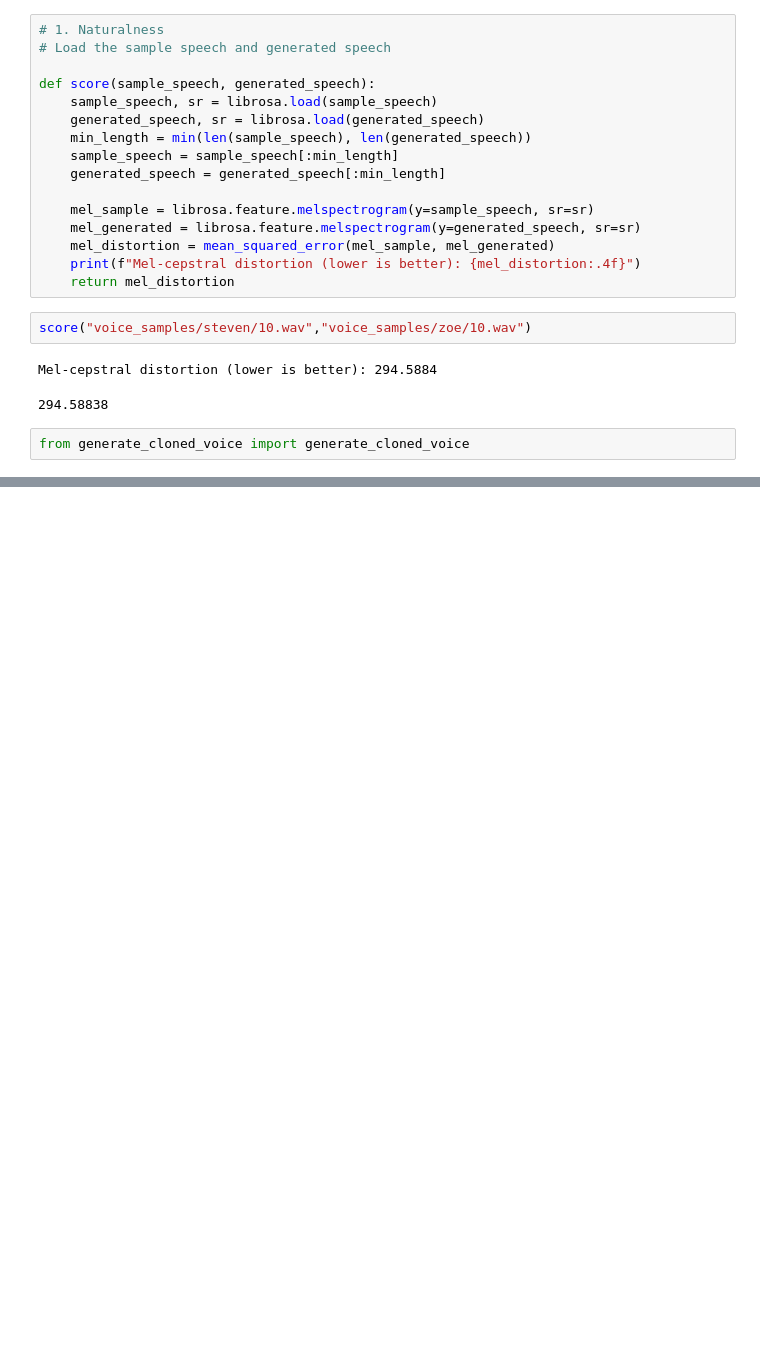
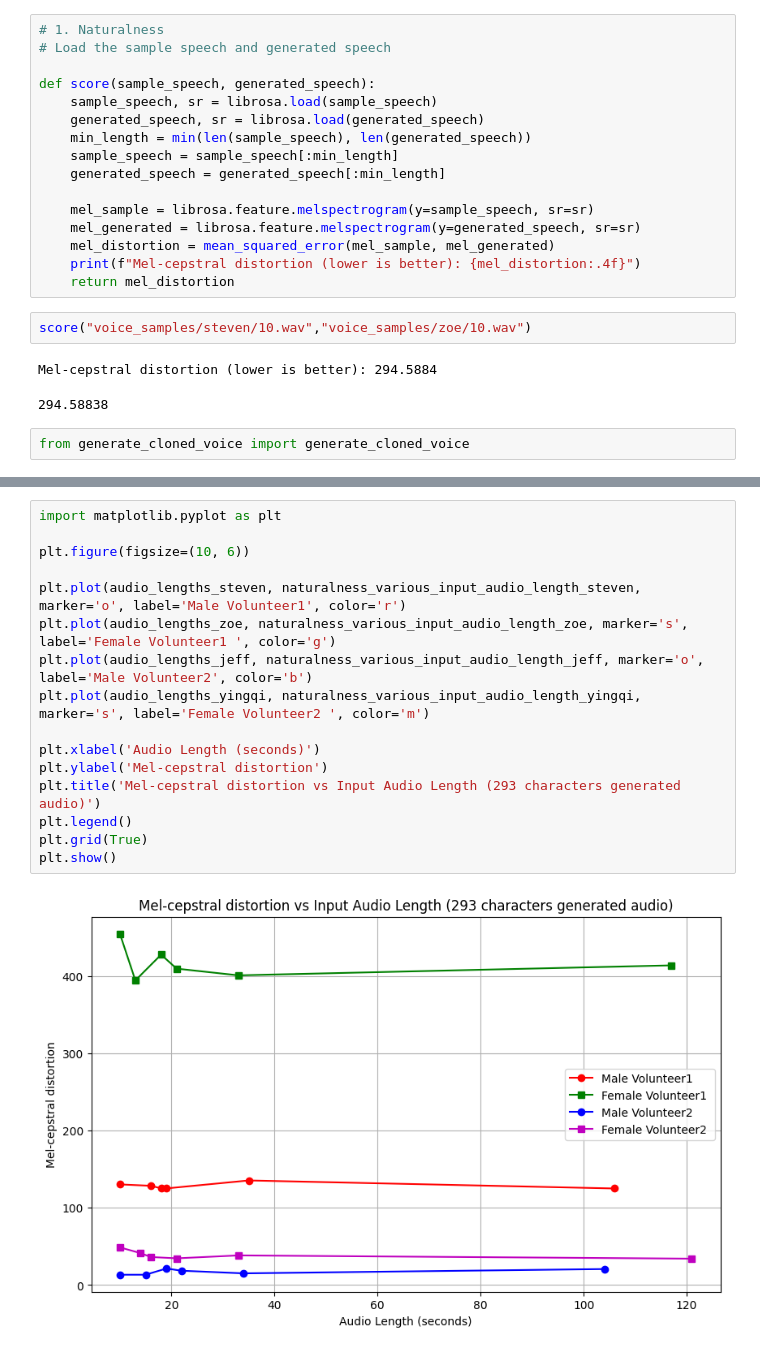
Before and after one commit to tcxnh/Voice-Integration-with-Furhat-Robot, a Jupyter notebook: evaluate_cloned_voice_quality.ipynb, the cells around one changed output, grey strips where cells are left out. Drawn from its saved outputs; the diff is of its cells as text; blank space fills up the shorter version.

```diff
--- a/evaluate_cloned_voice_quality.ipynb
+++ b/evaluate_cloned_voice_quality.ipynb
@@ -270,0 +522,18 @@ plt.show()
+# %%
+import matplotlib.pyplot as plt
+
+plt.figure(figsize=(10, 6))
+
+plt.plot(audio_lengths_steven, naturalness_various_input_audio_length_steven, marker='o', label='Male Volunteer1', color='r')
+plt.plot(audio_lengths_zoe, naturalness_various_input_audio_length_zoe, marker='s', label='Female Volunteer1 ', color='g')
+plt.plot(audio_lengths_jeff, naturalness_various_input_audio_length_jeff, marker='o', label='Male Volunteer2', color='b')
+plt.plot(audio_lengths_yingqi, naturalness_various_input_audio_length_yingqi, marker='s', label='Female Volunteer2 ', color='m')
+
+plt.xlabel('Audio Length (seconds)')
+plt.ylabel('Mel-cepstral distortion')
+plt.title('Mel-cepstral distortion vs Input Audio Length (293 characters generated audio)')
+plt.legend()
+plt.grid(True)
+plt.show()
+# %% [output]
+[figure, added]
```
Also changed, not shown: parts of 8 cells of this notebook, 2 other files.
